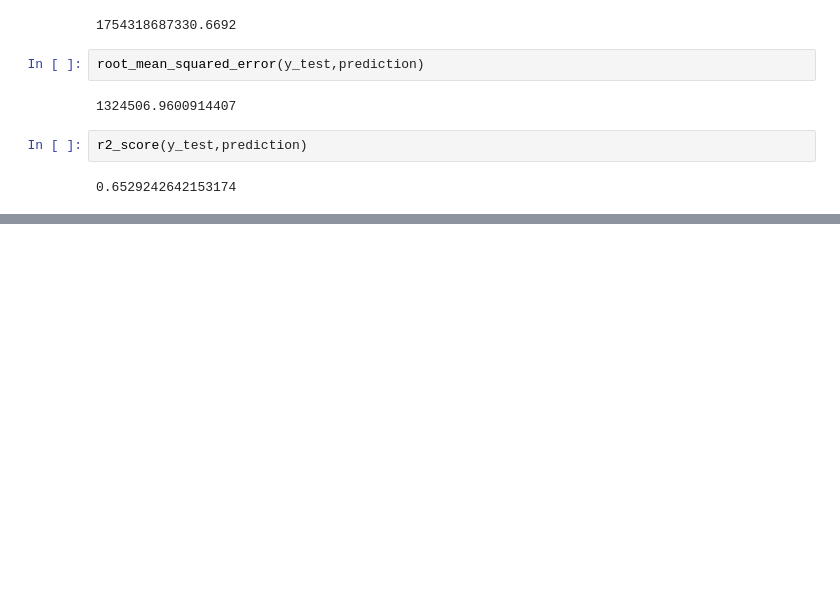
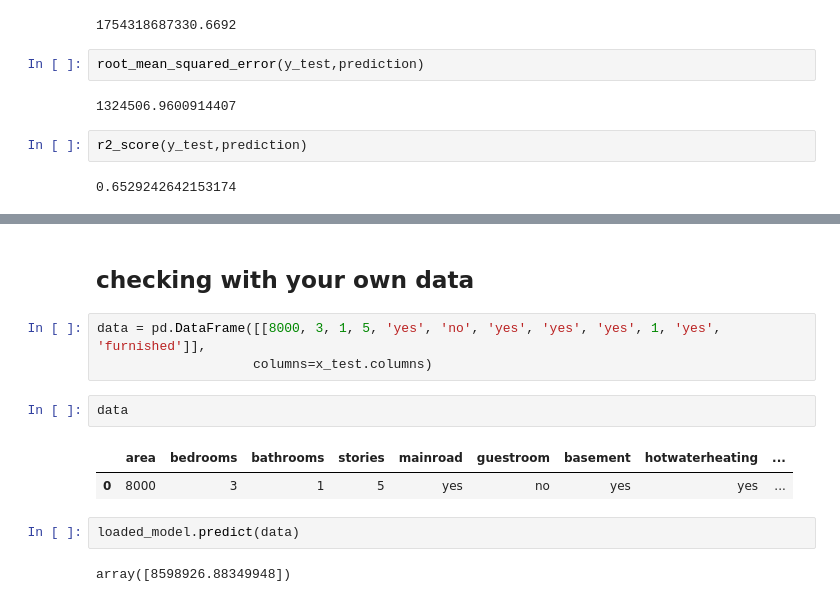
Before and after one commit to deveshpatwa/Free_Datasets, a Jupyter notebook: Machine Learning Class Files/2 Liner Regression/linear regression with pipeline.ipynb, the cells around one changed output, grey strips where cells are left out. Drawn from its saved outputs; the diff is of its cells as text; blank space fills up the shorter version.

```diff
--- a/Machine Learning Class Files/2 Liner Regression/linear regression with pipeline.ipynb
+++ b/Machine Learning Class Files/2 Liner Regression/linear regression with pipeline.ipynb
@@ -148,0 +179,14 @@ r2_score(y_test,prediction)
+# %% [markdown]
+## checking with your own data
+# %%
+data = pd.DataFrame([[8000, 3, 1, 5, 'yes', 'no', 'yes', 'yes', 'yes', 1, 'yes', 'furnished']],
+                    columns=x_test.columns)
+# %%
+data
+# %% [output]
+|  | area | bedrooms | bathrooms | stories | mainroad | guestroom | basement | hotwaterheating | ... |
+| 0 | 8000 | 3 | 1 | 5 | yes | no | yes | yes | ... |
+# %%
+loaded_model.predict(data)
+# %% [output]
+array([8598926.88349948])
```
Also changed, not shown: parts of 5 cells of this notebook, 8 other files.
